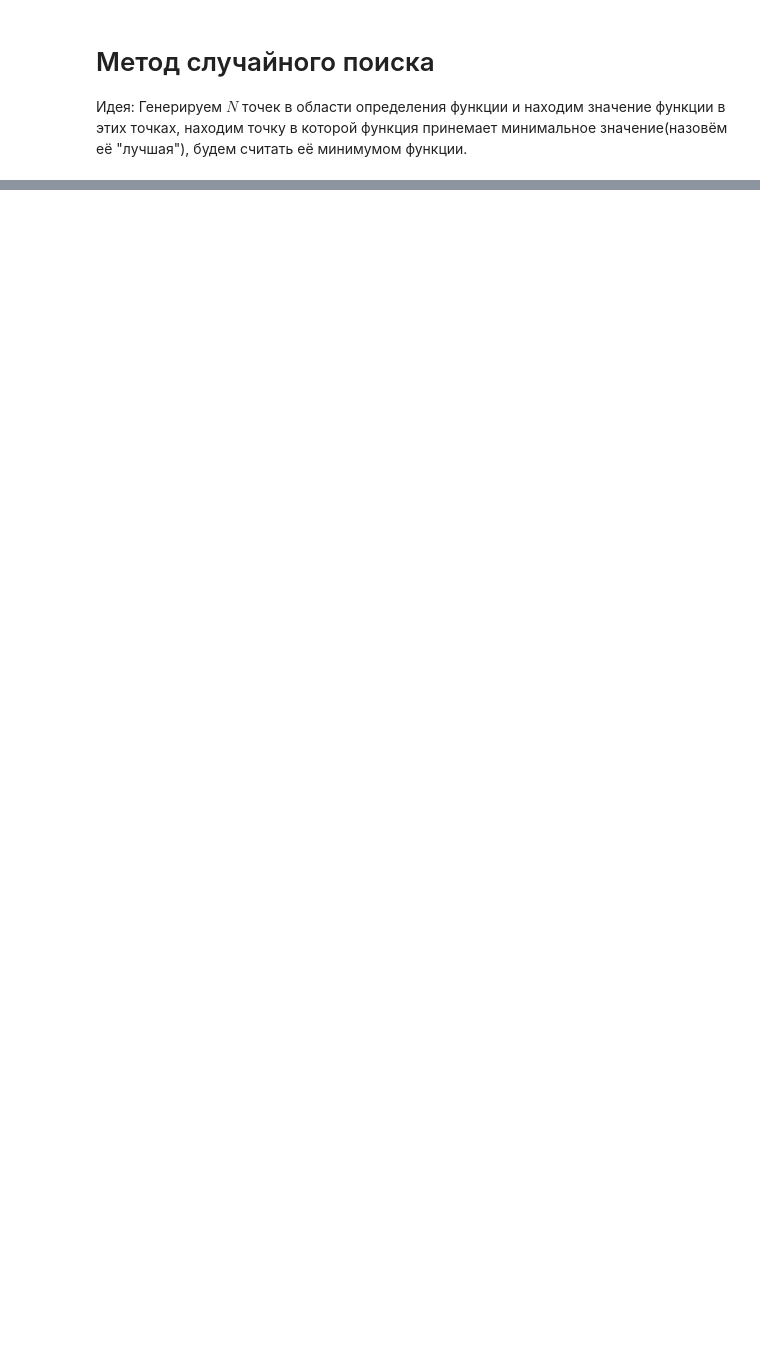
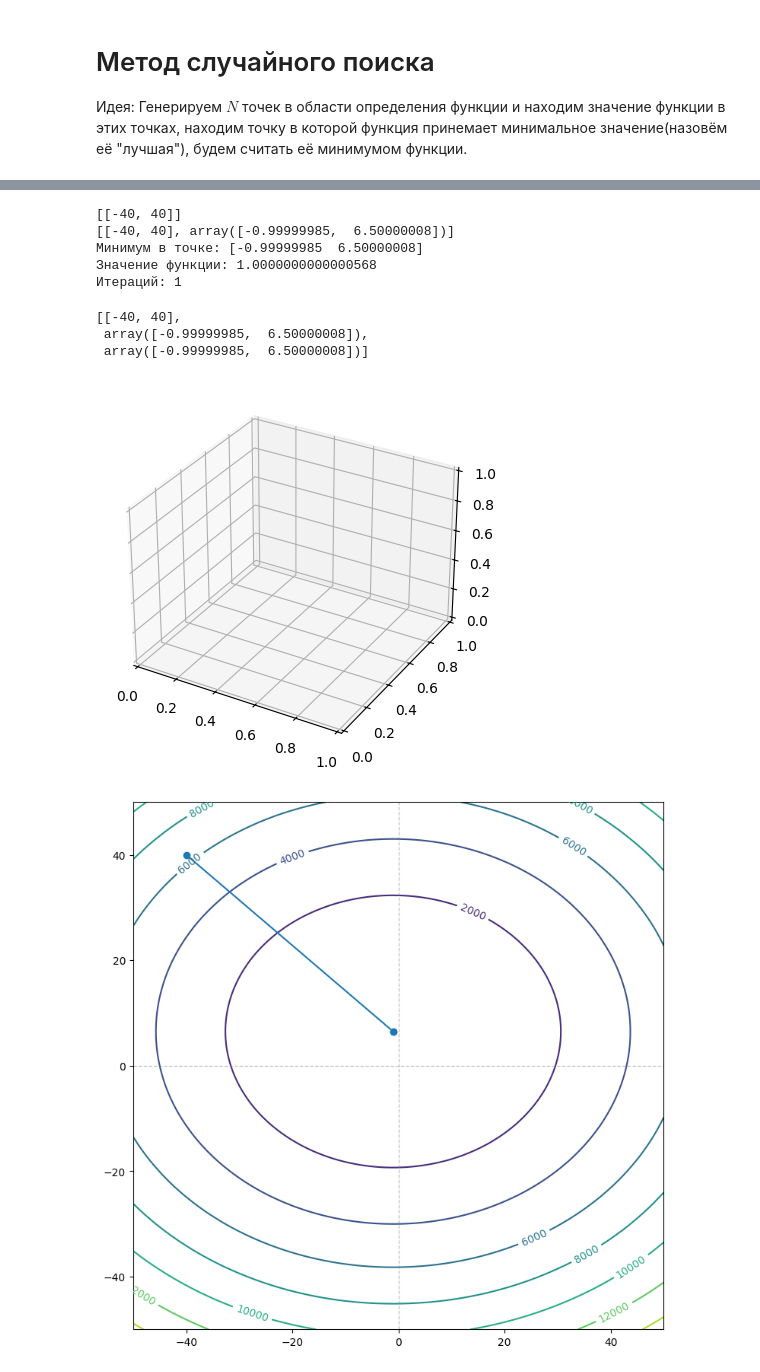
Before and after one commit to GordStep/Python-Mathematical-modeling-methods, a Jupyter notebook: source/minimum.ipynb, the cells around one changed output, grey strips where cells are left out. Saved outputs shown, nothing was run; the diff lists cells and outputs as text; code cells hidden in the pictures; blank space fills up the shorter version.

```diff
--- a/source/minimum.ipynb
+++ b/source/minimum.ipynb
@@ -100,0 +378,78 @@ f_min = 113.73262302169013
+# %%
+def powell(x0, iters=10, eps=1e-6):
+    x = np.array(x0, dtype=float)
+
+    dots = [x0]
+    p = np.eye(2)  # начальные направления
+
+    for iteration in range(iters):
+        print(dots)
+        x_start = x.copy()
+
+        # Шаг 1: поиск вдоль всех направлений
+        for i in range(2):
+            lam = line_search(x, p[i])
+            x = x + lam * p[i]
+
+        x_end = x.copy()
+        d_new = x_end - x_start
+
+        # Шаг 2: проверка замены направлений
+        x_test = 2*x_end - x_start
+        if f(x_test) >= f(x_start):
+            # не меняем направления
+            pass
+        else:
+            # меняем направления
+
+            p[0] = p[1]
+            p[1] = d_new
+            lam = line_search(x_end, p[1])
+            x = x_end + lam * p[1]
+        dots.append(x)
+        # Шаг 3: проверка сходимости
+        if np.linalg.norm(x - x_start) < eps:
+            break
+
+    return x, f(x), iteration, dots
+
+
+x0 = [-40, 40]
+
+
+x_min, f_min, it, dots = powell(x0)
+print(f"Минимум в точке: {x_min}")
+print(f"Значение функции: {f_min}")
+print(f"Итераций: {it}")
+
+fig = plt.figure()
+figu = fig.add_subplot(111, projection='3d')
+
+plt.figure(figsize=(9, 9))
+
+# plt.contour(x, y, z)
+
+cs = plt.contour(x, y, z)
+plt.clabel(cs)
+
+x_ = [dot[0] for dot in dots]
+y_ = [dot[1] for dot in dots]
+
+plt.plot(x_, y_)
+plt.scatter(x_, y_)
+
+plt.plot([0, 0], [Y_MIN_BOUND, Y_MAX_BOUND], color='gray', linestyle='--', linewidth=0.9, alpha=0.5)
+plt.plot([X_MIN_BOUND, X_MAX_BOUND], [0, 0], color='gray', linestyle='--', linewidth=0.9, alpha=0.5)
+
+dots
+# %% [output]
+[[-40, 40]]
+[[-40, 40], array([-0.99999985,  6.50000008])]
+Минимум в точке: [-0.99999985  6.50000008]
+Значение функции: 1.0000000000000568
+Итераций: 1
+[[-40, 40],
+ array([-0.99999985,  6.50000008]),
+ array([-0.99999985,  6.50000008])]
+[figure, added]
+[figure, added]
```
Also changed, not shown: parts of 19 cells of this notebook.
